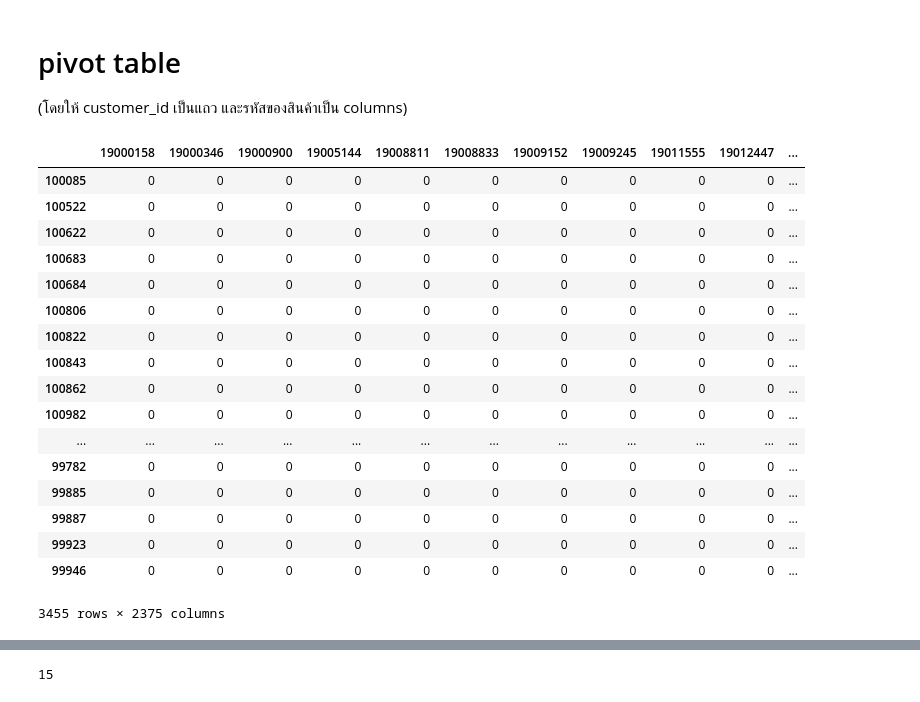
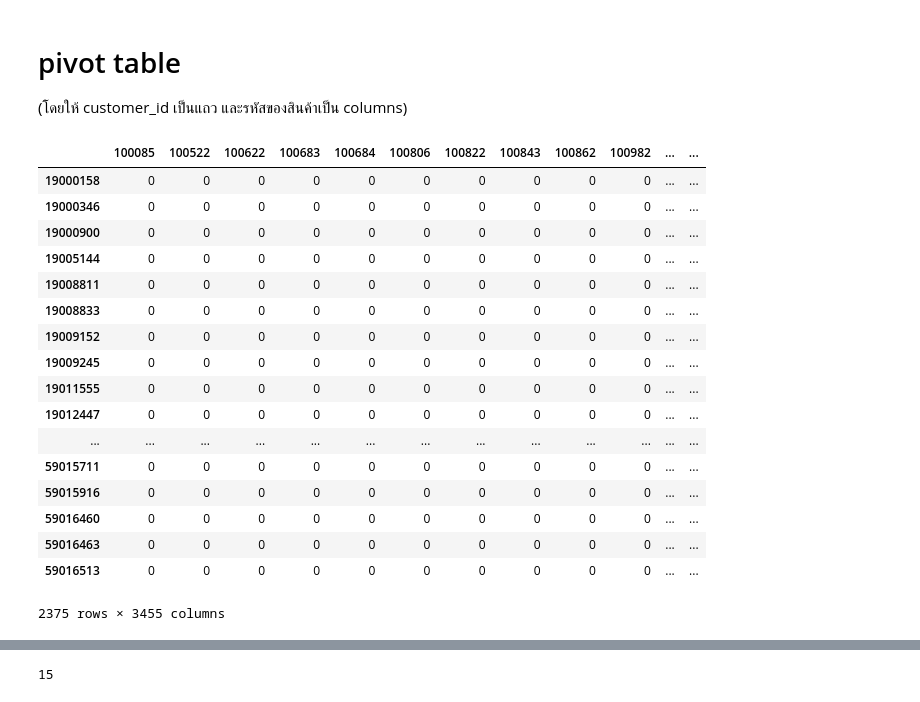
Before and after one commit to Kanbc/recommender-systems, a Jupyter notebook: 5_promissing_models/collaborative-filtering/users-based/user_based_collaborative_filtering.ipynb, the cells around one changed output, grey strips where cells are left out. Cells and saved outputs as stored; diff of their text form; code cells hidden in the pictures.

```diff
--- a/5_promissing_models/collaborative-filtering/users-based/user_based_collaborative_filtering.ipynb
+++ b/5_promissing_models/collaborative-filtering/users-based/user_based_collaborative_filtering.ipynb
@@ -182,26 +182,26 @@ df_goods[:5]
 # pivot table
 (โดยให้ customer_id เป็นแถว และรหัสของสินค้าเป็น columns)
 # %%
-pivot = sum_df.pivot_table(index='CUSTOMER_ID', columns='MATNR', values='QUANTITY', aggfunc=np.sum, fill_value = 0)
+pivot = sum_df.pivot_table(index='MATNR', columns='CUSTOMER_ID', values='QUANTITY', aggfunc=np.sum, fill_value = 0)
 pivot.index.name = None
 pivot.columns.name = None
 pivot
 # %% [output]
-|  | 19000158 | 19000346 | 19000900 | 19005144 | 19008811 | 19008833 | 19009152 | 19009245 | 19011555 | 19012447 | ... |
-| 100085 | 0 | 0 | 0 | 0 | 0 | 0 | 0 | 0 | 0 | 0 | ... |
-| 100522 | 0 | 0 | 0 | 0 | 0 | 0 | 0 | 0 | 0 | 0 | ... |
-| 100622 | 0 | 0 | 0 | 0 | 0 | 0 | 0 | 0 | 0 | 0 | ... |
-| 100683 | 0 | 0 | 0 | 0 | 0 | 0 | 0 | 0 | 0 | 0 | ... |
-| 100684 | 0 | 0 | 0 | 0 | 0 | 0 | 0 | 0 | 0 | 0 | ... |
-| 100806 | 0 | 0 | 0 | 0 | 0 | 0 | 0 | 0 | 0 | 0 | ... |
-| 100822 | 0 | 0 | 0 | 0 | 0 | 0 | 0 | 0 | 0 | 0 | ... |
-| 100843 | 0 | 0 | 0 | 0 | 0 | 0 | 0 | 0 | 0 | 0 | ... |
-| 100862 | 0 | 0 | 0 | 0 | 0 | 0 | 0 | 0 | 0 | 0 | ... |
-| 100982 | 0 | 0 | 0 | 0 | 0 | 0 | 0 | 0 | 0 | 0 | ... |
-| ... | ... | ... | ... | ... | ... | ... | ... | ... | ... | ... | ... |
-| 99782 | 0 | 0 | 0 | 0 | 0 | 0 | 0 | 0 | 0 | 0 | ... |
-| 99885 | 0 | 0 | 0 | 0 | 0 | 0 | 0 | 0 | 0 | 0 | ... |
-| 99887 | 0 | 0 | 0 | 0 | 0 | 0 | 0 | 0 | 0 | 0 | ... |
-| 99923 | 0 | 0 | 0 | 0 | 0 | 0 | 0 | 0 | 0 | 0 | ... |
-| 99946 | 0 | 0 | 0 | 0 | 0 | 0 | 0 | 0 | 0 | 0 | ... |
+|  | 100085 | 100522 | 100622 | 100683 | 100684 | 100806 | 100822 | 100843 | 100862 | 100982 | ... | ... |
+| 19000158 | 0 | 0 | 0 | 0 | 0 | 0 | 0 | 0 | 0 | 0 | ... | ... |
+| 19000346 | 0 | 0 | 0 | 0 | 0 | 0 | 0 | 0 | 0 | 0 | ... | ... |
+| 19000900 | 0 | 0 | 0 | 0 | 0 | 0 | 0 | 0 | 0 | 0 | ... | ... |
+| 19005144 | 0 | 0 | 0 | 0 | 0 | 0 | 0 | 0 | 0 | 0 | ... | ... |
+| 19008811 | 0 | 0 | 0 | 0 | 0 | 0 | 0 | 0 | 0 | 0 | ... | ... |
+| 19008833 | 0 | 0 | 0 | 0 | 0 | 0 | 0 | 0 | 0 | 0 | ... | ... |
+| 19009152 | 0 | 0 | 0 | 0 | 0 | 0 | 0 | 0 | 0 | 0 | ... | ... |
+| 19009245 | 0 | 0 | 0 | 0 | 0 | 0 | 0 | 0 | 0 | 0 | ... | ... |
+| 19011555 | 0 | 0 | 0 | 0 | 0 | 0 | 0 | 0 | 0 | 0 | ... | ... |
+| 19012447 | 0 | 0 | 0 | 0 | 0 | 0 | 0 | 0 | 0 | 0 | ... | ... |
+| ... | ... | ... | ... | ... | ... | ... | ... | ... | ... | ... | ... | ... |
+| 59015711 | 0 | 0 | 0 | 0 | 0 | 0 | 0 | 0 | 0 | 0 | ... | ... |
+| 59015916 | 0 | 0 | 0 | 0 | 0 | 0 | 0 | 0 | 0 | 0 | ... | ... |
+| 59016460 | 0 | 0 | 0 | 0 | 0 | 0 | 0 | 0 | 0 | 0 | ... | ... |
+| 59016463 | 0 | 0 | 0 | 0 | 0 | 0 | 0 | 0 | 0 | 0 | ... | ... |
+| 59016513 | 0 | 0 | 0 | 0 | 0 | 0 | 0 | 0 | 0 | 0 | ... | ... |
-3455 rows × 2375 columns
+2375 rows × 3455 columns
```
Also changed, not shown: parts of 30 cells of this notebook, 2 other files.
